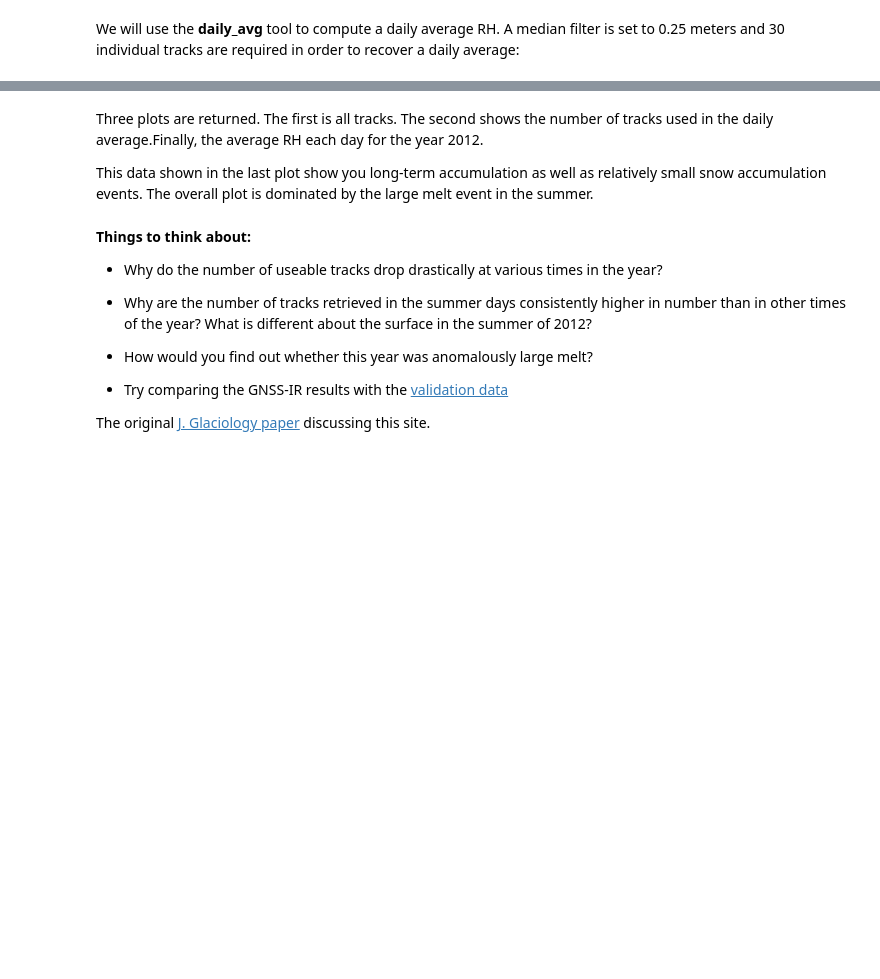
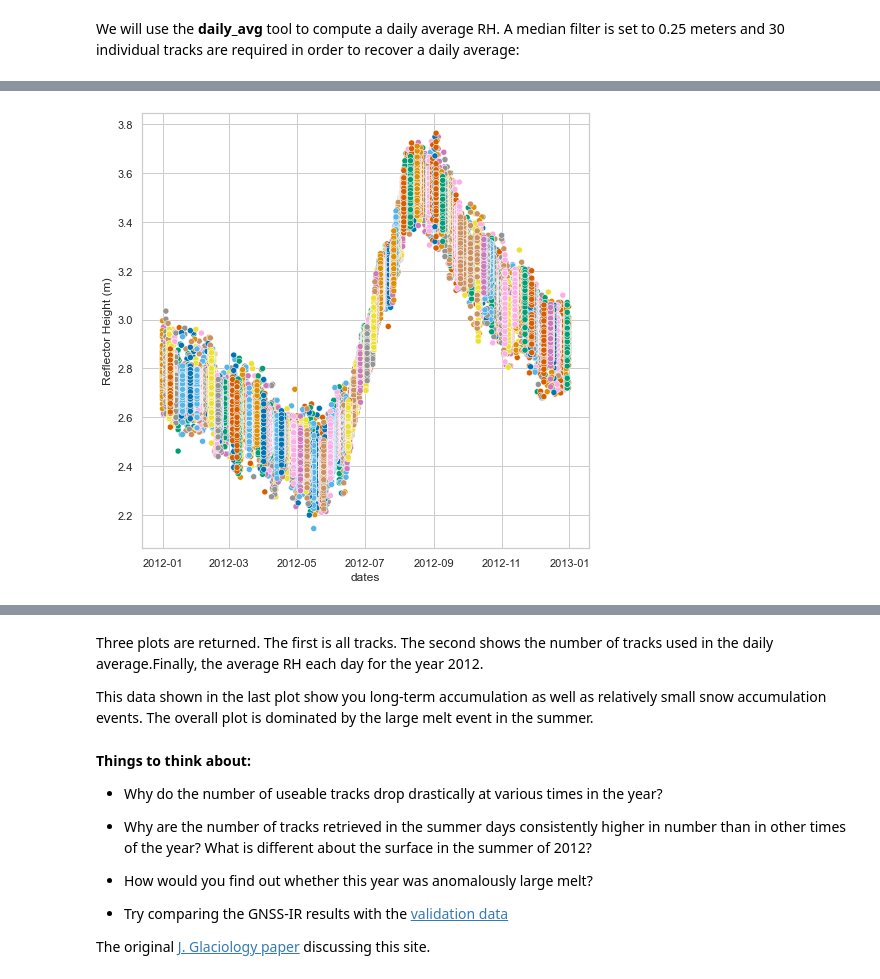
Before and after one commit to timdittmann/gnssrefl_jupyter_github, a Jupyter notebook: notebooks/GLS1_use_case.ipynb, the cells around one changed output, grey strips where cells are left out. Cells and saved outputs as stored; diff of their text form; code cells hidden in the pictures; blank space fills up the shorter version.

```diff
--- a/notebooks/GLS1_use_case.ipynb
+++ b/notebooks/GLS1_use_case.ipynb
@@ -209,6 +400,6 @@ check_parameters.make_json(station, lat, long, height, e1=7, peak2noise=3, ampl=
 # %%
 # This is the json file that was created
-json_file = 'input/gls1.json'
+json_file = '../input/gls1.json'
 with open(json_file, "r") as myfile:
     file = json.load(myfile)
     file['azval'] = [40,90,90,180,180,270,270,330]
@@ -247,28 +481,31 @@ check_parameters.daily_avg(station, medfilter=.25, ReqTracks=30, plt2screen=Fals
 # %%
+refl_code_directory = os.environ['REFL_CODE']
 import matplotlib.pyplot as plt
 def read_allRH_file(filepath, regex):
     data = {'dates': [], 'rh': []}
     #read daily average reflector heights
-    with open(f'{refl_code_dir}{filepath}', 'r') as myfile:
+    with open(f'{refl_code_directory}{filepath}', 'r') as myfile:
         file = myfile.read()
         matches = re.finditer(regex, file, flags=re.MULTILINE)
 
         for match in matches:
             ydoy = f'{int(match.group("year"))}-{int(match.group("doy"))}'
             date = datetime.strptime(ydoy, '%Y-%j').date()
             data['dates'].append(date)
             data['rh'].append(float(match.group('rh')))
 
     return data
 
 regex = '^ (?P<year>[ \d]+) +(?P<doy>[\d]+) +(?P<rh>[\d|-|.]+)'
 filepath = f'/Files/{station}_allRH.txt'
 data = read_allRH_file(filepath, regex)
 
 df = pd.DataFrame(data, index=None, columns=['dates', 'rh'])
 plt.figure(figsize=(8,8))
 g = sns.scatterplot(x='dates', y='rh', data=df, hue='dates', palette='colorblind', legend=False)
 g.set_ylabel('Reflector Height (m)');
+# %% [output]
+[figure, added]
 # %%
 plt.figure(figsize=(8,8))
 df_group = df.groupby(['dates']).agg(['count'])
```
Also changed, not shown: parts of 17 cells of this notebook, 8 other files.
